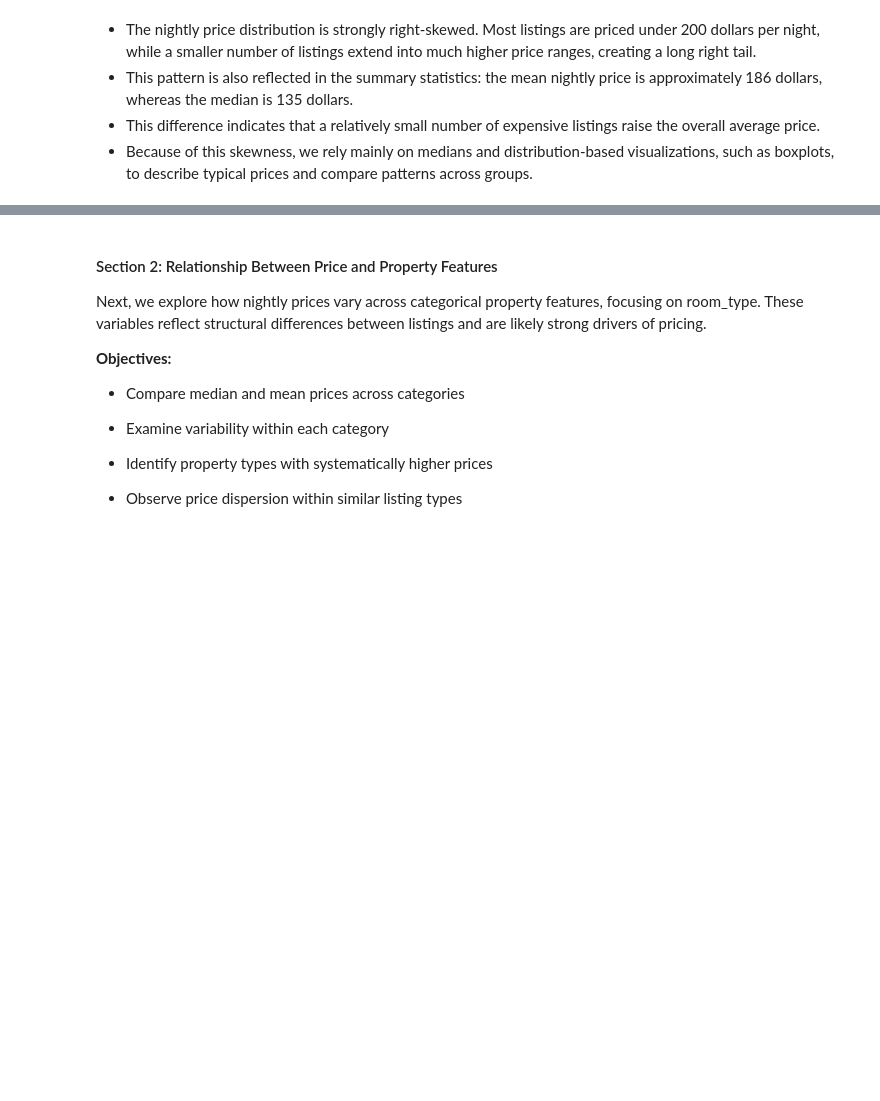
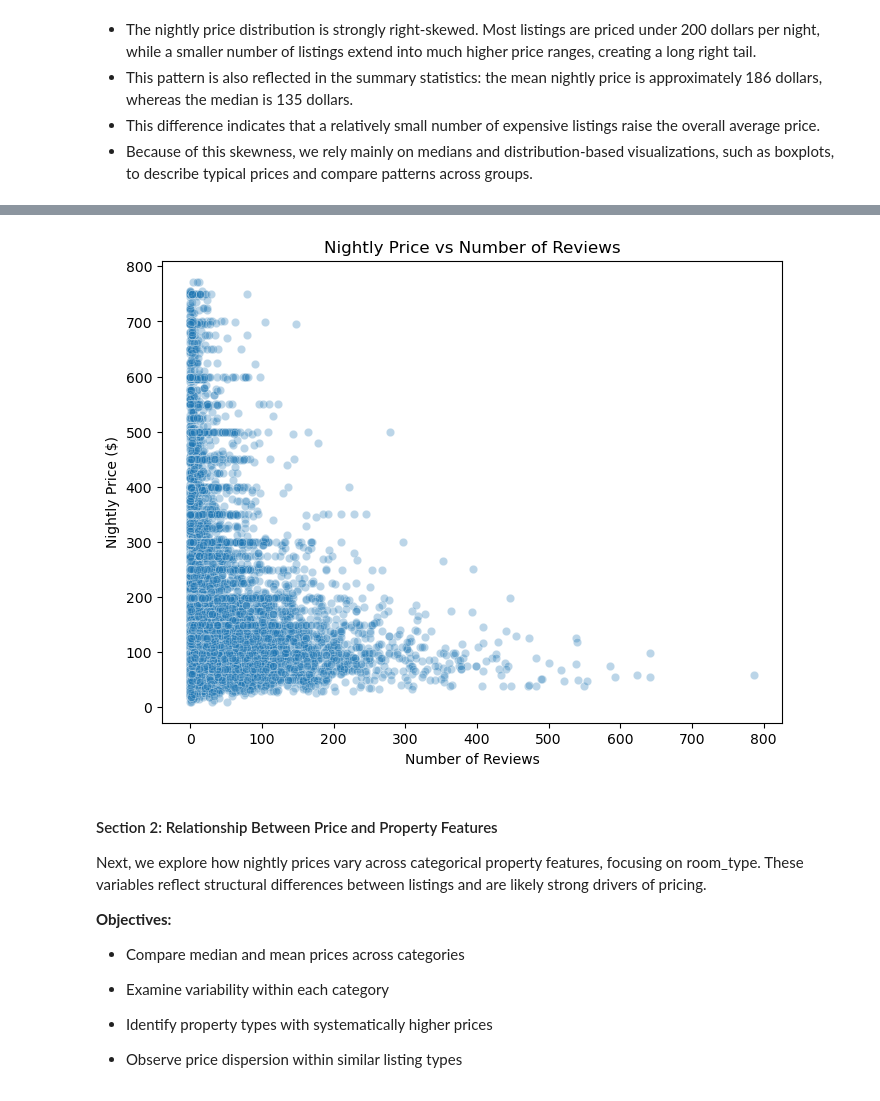
Before and after one commit to COGS108/Group082_WI26, a Jupyter notebook: 02-EDACheckpoint.ipynb, the cells around one changed output, grey strips where cells are left out. Cells and saved outputs as stored; diff of their text form; code cells hidden in the pictures; blank space fills up the shorter version.

```diff
--- a/02-EDACheckpoint.ipynb
+++ b/02-EDACheckpoint.ipynb
@@ -397,3 +403,12 @@ Median nightly price: 135.0
+# %%
+plt.figure(figsize=(8,6))
+sns.scatterplot(data=df, x='number_of_reviews', y='nightly_price', alpha=0.3)
+plt.title("Nightly Price vs Number of Reviews")
+plt.xlabel("Number of Reviews")
+plt.ylabel("Nightly Price ($)")
+plt.show()
+# %% [output]
+[figure, added]
 # %% [markdown]
 #### Section 2: Relationship Between Price and Property Features
 
```
Also changed, not shown: parts of 14 cells of this notebook.
